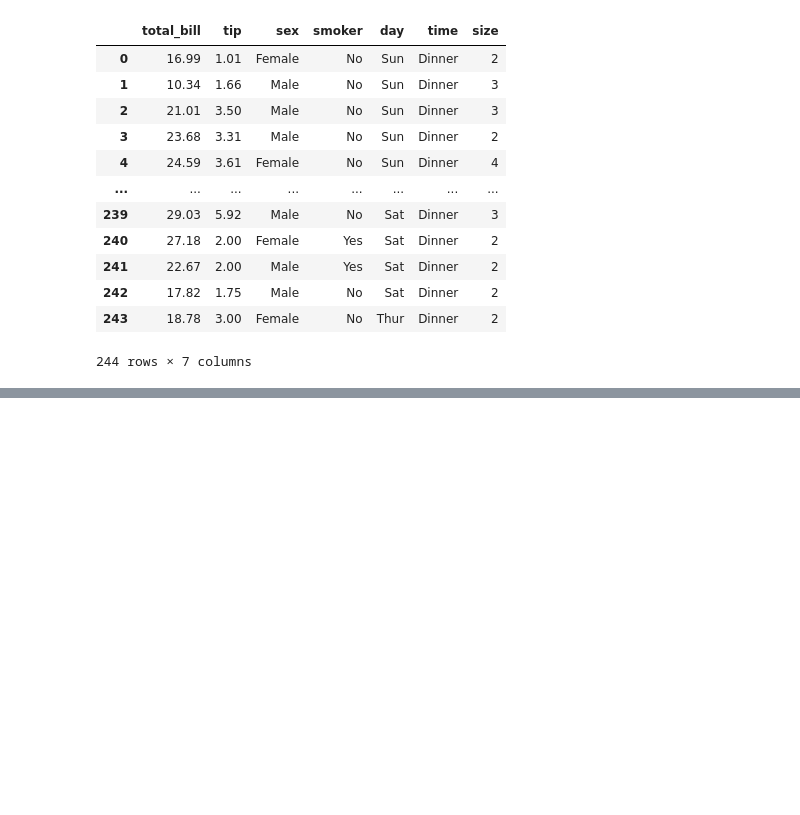
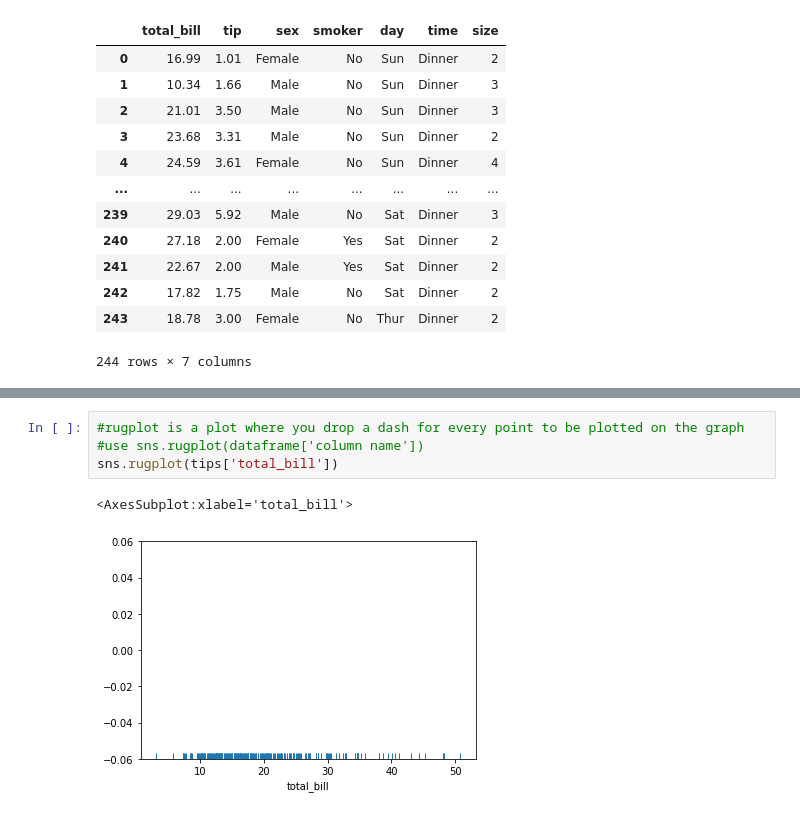
Before and after one commit to MIDAS-26/DS_ML, a Jupyter notebook: Seaborn_DistributionPlots.ipynb, the cells around one changed output, grey strips where cells are left out. Cells and saved outputs as stored; diff of their text form; blank space fills up the shorter version.

```diff
--- a/Seaborn_DistributionPlots.ipynb
+++ b/Seaborn_DistributionPlots.ipynb
@@ -36,0 +51,7 @@ sns.jointplot(x='total_bill', y='tip', data=tips, kind='hex')
+# %%
+#rugplot is a plot where you drop a dash for every point to be plotted on the graph
+#use sns.rugplot(dataframe['column name'])
+sns.rugplot(tips['total_bill'])
+# %% [output]
+<AxesSubplot:xlabel='total_bill'>
+[figure, added]
```
Also changed, not shown: parts of 4 cells of this notebook.
